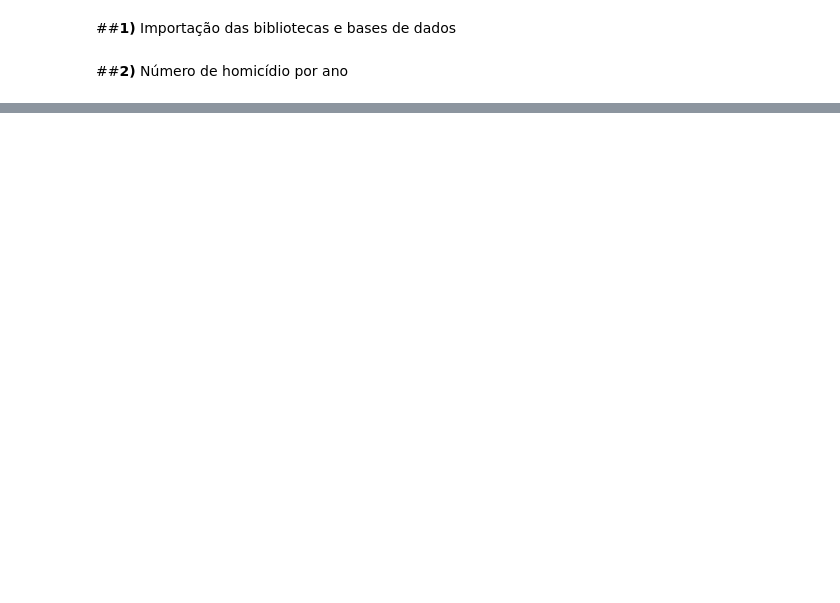
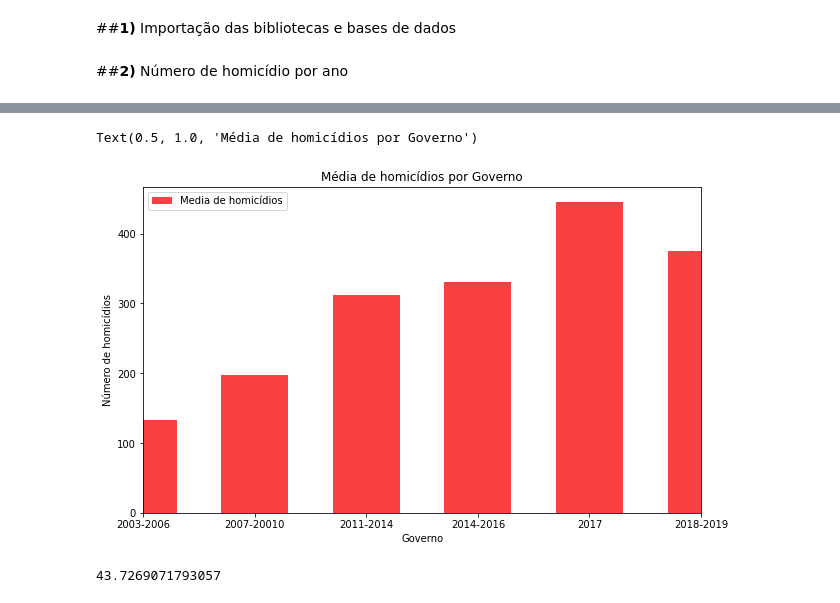
Before and after one commit to YasminForestti/Processo-seletivo-Analytica-2022, a Jupyter notebook: analise_homicidio_por_ano.ipynb, the cells around one changed output, grey strips where cells are left out. Saved outputs shown, nothing was run; the diff lists cells and outputs as text; code cells hidden in the pictures; blank space fills up the shorter version.

```diff
--- a/analise_homicidio_por_ano.ipynb
+++ b/analise_homicidio_por_ano.ipynb
@@ -30,0 +43,23 @@ Text(0.5, 1.0, 'Número de homicídios por ano')
+# %%
+homicidios = brasil['homicidios']
+Primeiro_Gov_Lula = sum(homicidios[x] for x in range(3,7))/4
+Segundo_Gov_Lula = sum(homicidios[x] for x in range(7,11))/4
+Primeiro_Gov_Dilma = sum(homicidios[x] for x in range(11,15))/4
+Segundo_Gov_Dilma = sum(homicidios[x] for x in range(15,17))/2
+Governo_provisorio = homicidios[17]
+Metade_Governo_Bolsonaro = sum(homicidios[x] for x in range(18,20))/2
+Media_homicidio_goveno = [Primeiro_Gov_Lula,Segundo_Gov_Lula, Primeiro_Gov_Dilma,Segundo_Gov_Dilma, Governo_provisorio,Metade_Governo_Bolsonaro]
+# %%
+Variação_homicidios_Gov_anterior = [0]*6
+for i in range(0,6):
+  if i == 0:
+    Variação_homicidios_Gov_anterior[i] = '-'
+  else:
+    Variação_homicidios_Gov_anterior[i] = ((Media_homicidio_goveno[i] - Media_homicidio_goveno[i-1])/Media_homicidio_goveno[i-1])
+# %%
+data = {
+    'Media de homicídios' : Media_homicidio_goveno,
+    'Variação percentual da média de homicidios': Variação_homicidios_Gov_anterior
+}
+df_Media_homicidio = pd.DataFrame(data, index=['2003-2006','2007-20010','2011-2014','2014-2016','2017','2018-2019'])
+print(df_Media_homicidio)
@@ -30,0 +74,16 @@ Text(0.5, 1.0, 'Número de homicídios por ano')
+# %%
+df_Media_homicidio.plot(kind = 'bar', color= colors, width = 0.6, figsize = (10,6), )
+plt.xticks(rotation=0)
+plt.xlim([0, 5])
+plt.xlabel('Governo')
+plt.ylabel('Número de homicídios')
+plt.title("Média de homicídios por Governo")
+# %% [output]
+Text(0.5, 1.0, 'Média de homicídios por Governo')
+[figure, added]
+# %%
+desvio_padrao_gov = np.std(Media_homicidio_goveno)
+Coeficiente_variação_gov = (desvio_padrao_gov*100)/Media_homicidio_ano
+print(Coeficiente_variação_gov)
+# %% [output]
+43.7269071793057
```
Also changed, not shown: parts of 8 cells of this notebook.
